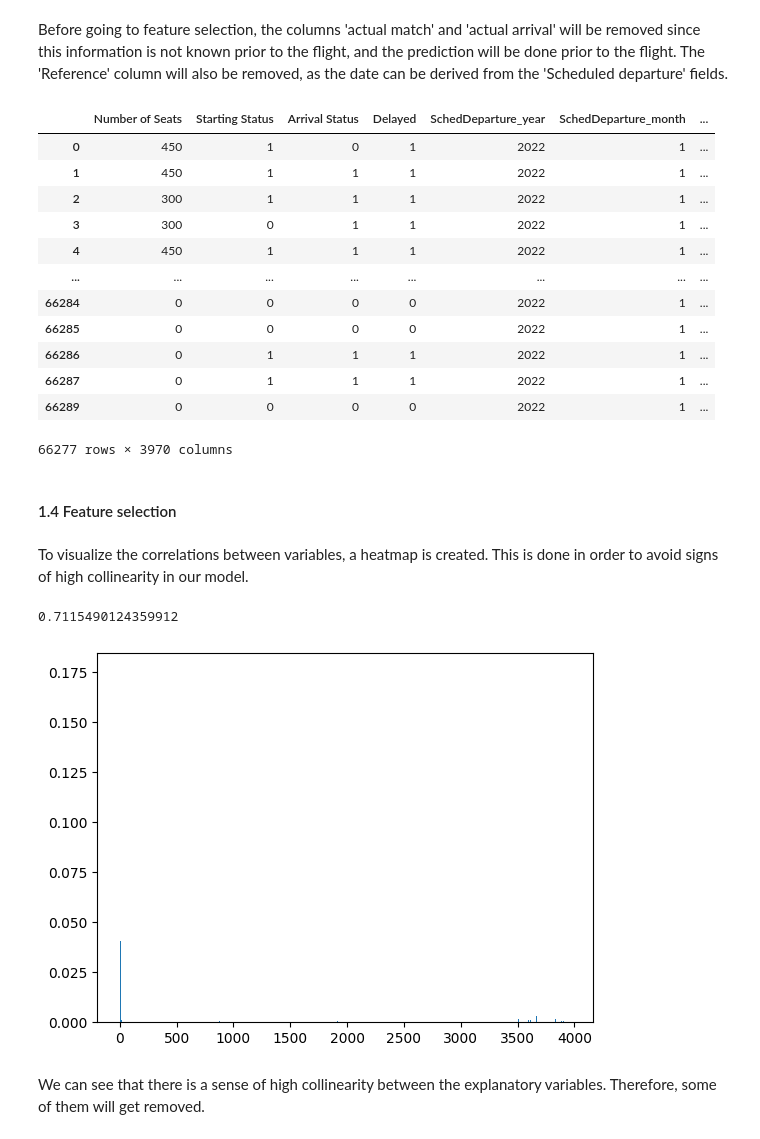
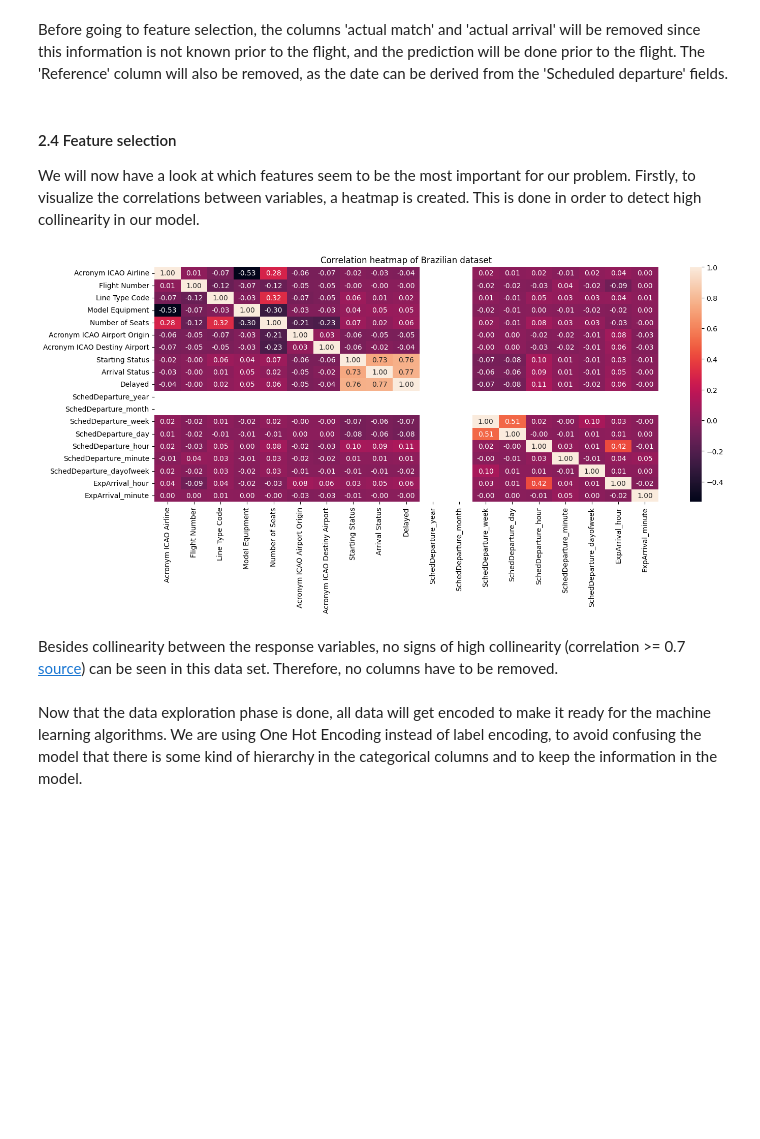
Before and after one commit to TygoF/Flight-delay-prediction, a Jupyter notebook: main.ipynb, the cells around one changed output. Saved outputs shown, nothing was run; the diff lists cells and outputs as text; code cells hidden in the pictures; blank space fills up the shorter version.

```diff
--- a/main.ipynb
+++ b/main.ipynb
@@ -341,30 +347,26 @@ From the histograms and boxplots, the distribution of each column is clearly vis
 # %%
 # Drop Code DI column as it is highly zero-inflated
-data_brazil5 = data_brazil4.drop(columns=['Code DI'])
-cols = data_brazil5.select_dtypes(include="object").columns.values
-data_brazil5 = pd.get_dummies(data_brazil5, columns=cols)
+data_brazil4.drop(columns=['Code DI'], inplace=True)
 # %% [markdown]
 Before going to feature selection, the columns 'actual match' and 'actual arrival' will be removed since this information is not known prior to the flight, and the prediction will be done prior to the flight. The 'Reference' column will also be removed, as the date can be derived from the 'Scheduled departure' fields.
 # %%
-# Remove columns that are redundant
-data_brazil5.drop(columns=['actual match', 'actual arrival', 'Reference'], inplace=True)
-display(data_brazil5)
+# Remove columns that are unavailable at time of prediction
+data_brazil5 = data_brazil4.drop(columns=['actual match', 'actual arrival', 'Reference'])
+data_brazil_ml = data_brazil4.drop(columns=['actual match', 'actual arrival', 'Reference'])
-# %% [output]
-|  | Number of Seats | Starting Status | Arrival Status | Delayed | SchedDeparture_year | SchedDeparture_month | ... |
-| 0 | 450 | 1 | 0 | 1 | 2022 | 1 | ... |
-| 1 | 450 | 1 | 1 | 1 | 2022 | 1 | ... |
-| 2 | 300 | 1 | 1 | 1 | 2022 | 1 | ... |
-| 3 | 300 | 0 | 1 | 1 | 2022 | 1 | ... |
-| 4 | 450 | 1 | 1 | 1 | 2022 | 1 | ... |
-| ... | ... | ... | ... | ... | ... | ... | ... |
-| 66284 | 0 | 0 | 0 | 0 | 2022 | 1 | ... |
-| 66285 | 0 | 0 | 0 | 0 | 2022 | 1 | ... |
-| 66286 | 0 | 1 | 1 | 1 | 2022 | 1 | ... |
-| 66287 | 0 | 1 | 1 | 1 | 2022 | 1 | ... |
-| 66289 | 0 | 0 | 0 | 0 | 2022 | 1 | ... |
-66277 rows × 3970 columns
-# %% [markdown]
-#### 1.4 Feature selection
 # %% [markdown]
-
-To visualize the correlations between variables, a heatmap is created. This is done in order to avoid signs of high collinearity in our model.
+#### 2.4 Feature selection
+We will now have a look at which features seem to be the most important for our problem. Firstly, to visualize the correlations between variables, a heatmap is created. This is done in order to detect high collinearity in our model.
+# %%
+# Create correlation heatmap
+for name in data_brazil5.columns.values:
+    data_brazil5[name] = data_brazil5[name].astype('category').cat.codes
+plt.figure(figsize=(16, 6))
+plt.title("Correlation heatmap of Brazilian dataset")
+heatmap = sns.heatmap(data_brazil5.corr(), annot=True, fmt=".2f")
+plt.show()
+# %% [output]
+[figure, added]
+# %% [markdown]
+Besides collinearity between the response variables, no signs of high collinearity (correlation >= 0.7 [source](https://doi.org/10.1111/j.1600-0587.2012.07348.x)) can be seen in this data set. Therefore, no columns have to be removed.
+# %% [markdown]
+Now that the data exploration phase is done, all data will get encoded to make it ready for the machine learning algorithms. We are using One Hot Encoding instead of label encoding, to avoid confusing the model that there is some kind of hierarchy in the categorical columns and to keep the information in the model.
@@ -385,11 +387,0 @@ clf = clf.fit(X_train, y_train)
-# %%
-y_pred = clf.predict(X_test)
-print(accuracy_score(y_test, y_pred))
-importance = clf.feature_importances_
-plt.bar([x for x in range(len(importance))],importance)
-plt.show()
-# %% [output]
-0.7115490124359912
-[figure, removed]
-# %% [markdown]
-We can see that there is a sense of high collinearity between the explanatory variables. Therefore, some of them will get removed.
```
Also changed, not shown: parts of 18 cells of this notebook.
